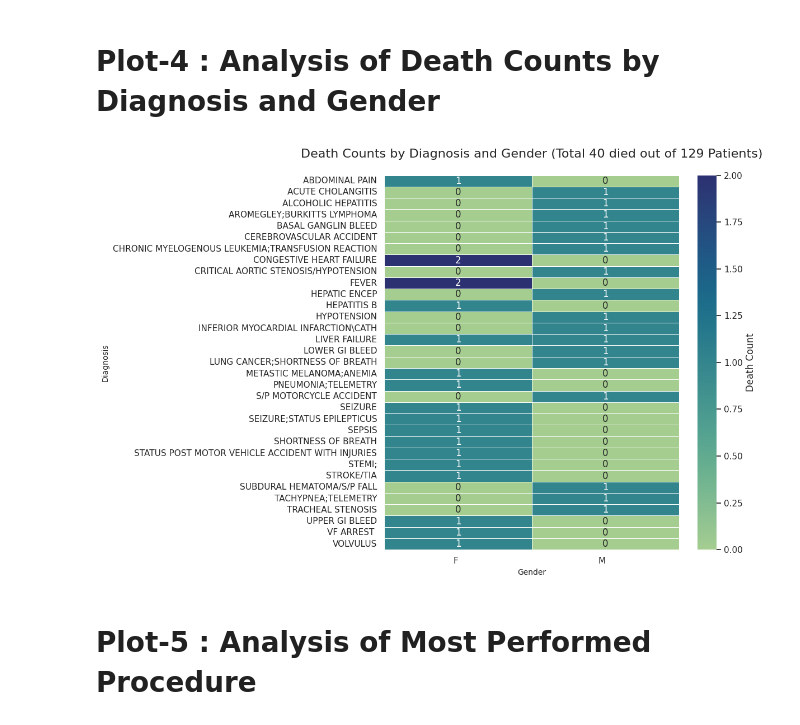
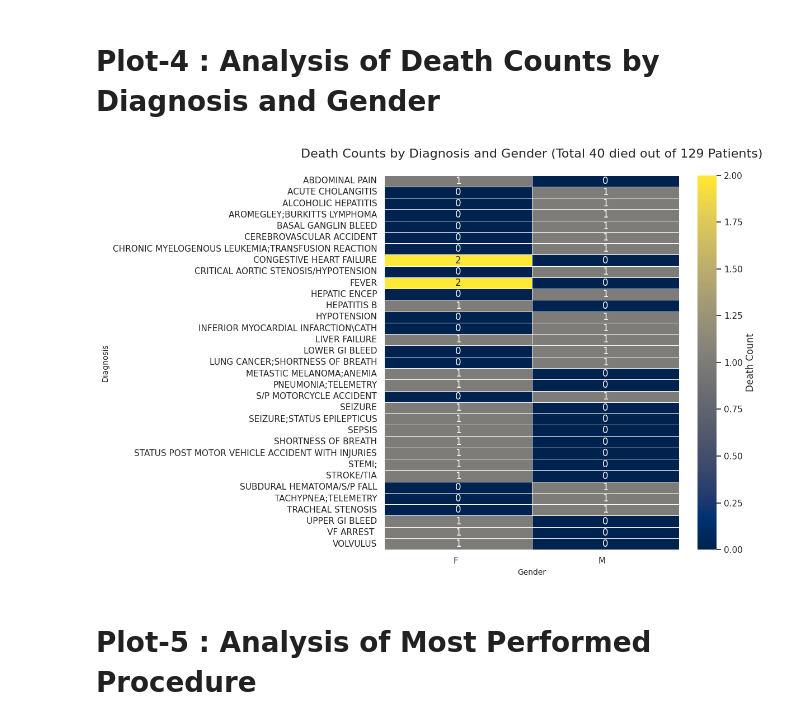
Before and after one commit to AnkitaSavaliya/AIH, a Jupyter notebook: MIMIC_Visualization.ipynb, the cells around one changed output. Saved outputs shown, nothing was run; the diff lists cells and outputs as text; code cells hidden in the pictures.

```diff
--- a/MIMIC_Visualization.ipynb
+++ b/MIMIC_Visualization.ipynb
@@ -270,35 +266,35 @@ import matplotlib.pyplot as plt
 deceased = merged_data[merged_data['discharge_location'] == 'DEAD/EXPIRED']
 
 # Calculate total patients and deceased patients
 total_patients = len(admissions)
 total_deceased = len(admissions[admissions['discharge_location'] == 'DEAD/EXPIRED'])
 
 # Group deceased data by diagnosis and gender
 deaths_by_diagnosis = deceased.groupby(['diagnosis', 'gender']).size().reset_index(name='death_count')
 deaths_by_diagnosis = deaths_by_diagnosis.sort_values(by='death_count', ascending=False)
 
 # Prepare heatmap data
 heatmap_data = deaths_by_diagnosis.pivot_table(
     index='diagnosis',
     columns='gender',
     values='death_count',
     aggfunc='sum',
     fill_value=0
 )
 
 # Plot the heatmap
 plt.figure(figsize=(12, 8))
-sns.heatmap(heatmap_data, annot=True, cmap="crest", cbar_kws={'label': 'Death Count'}, linewidths=0.5)
+sns.heatmap(heatmap_data, annot=True, cmap="cividis", cbar_kws={'label': 'Death Count'}, linewidths=0.5)
 
 # Add title and labels
 plt.title(f'Death Counts by Diagnosis and Gender (Total {total_deceased} died out of {total_patients} Patients)\n', fontsize=16)
 plt.xlabel('Gender', fontsize=10)
 plt.ylabel('Diagnosis', fontsize=10)
 plt.xticks(rotation=0, ha='right')
 plt.tight_layout()
 plt.show()
 # %% [output]
-[figure, old version]
+[figure, new version]
 # %% [markdown]
 # Plot-5 : Analysis of Most Performed Procedure
 # %%
```
Also changed, not shown: parts of 3 cells of this notebook.
